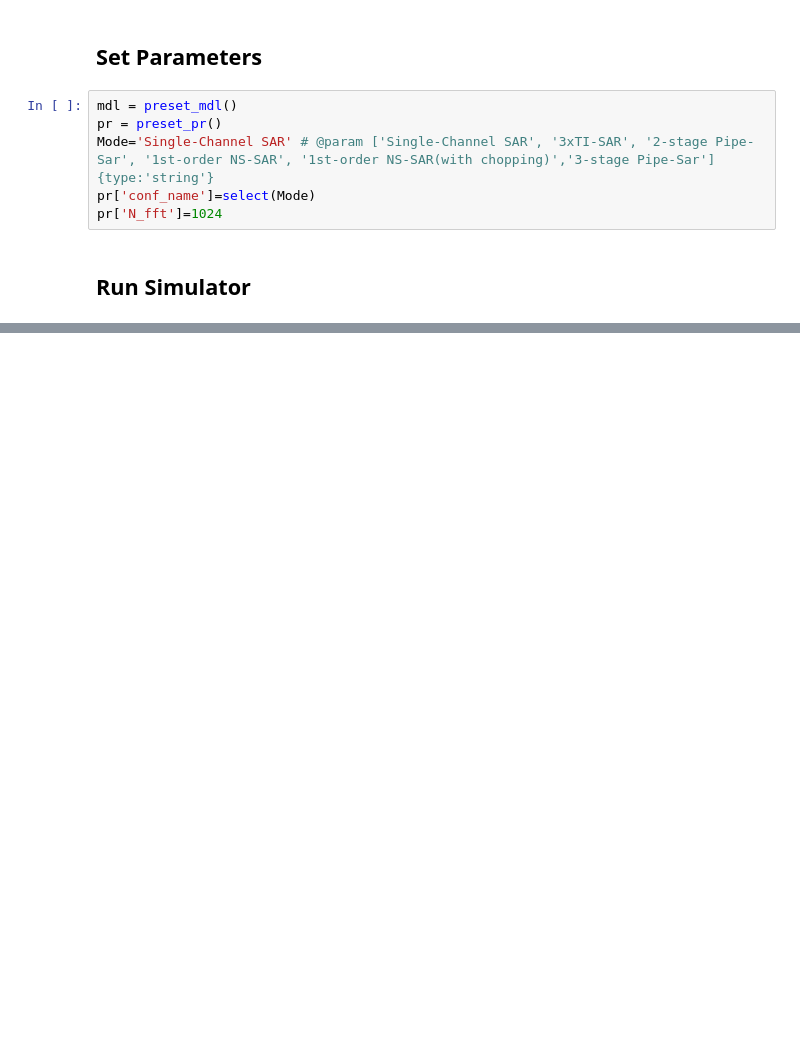
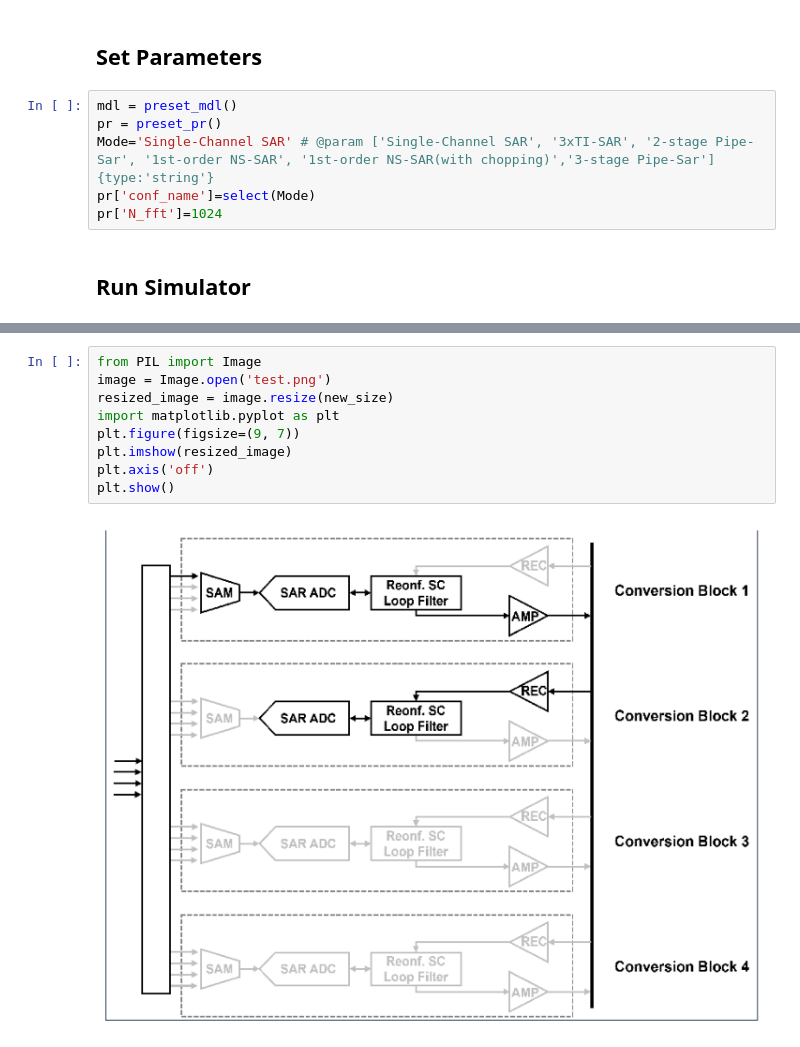
Before and after one commit to lin-k23/RISCA, a Jupyter notebook: sim.ipynb, the cells around one changed output, grey strips where cells are left out. Saved outputs shown, nothing was run; the diff lists cells and outputs as text; blank space fills up the shorter version.

```diff
--- a/sim.ipynb
+++ b/sim.ipynb
@@ -70,0 +70,11 @@ FileNotFoundError: [Errno 2] No such file or directory: '/content/SAR_ADC/script
+# %%
+from PIL import Image
+image = Image.open('test.png')
+resized_image = image.resize(new_size)
+import matplotlib.pyplot as plt
+plt.figure(figsize=(9, 7))
+plt.imshow(resized_image)
+plt.axis('off')
+plt.show()
+# %% [output]
+[figure, added]
```
Also changed, not shown: parts of 4 cells of this notebook.
